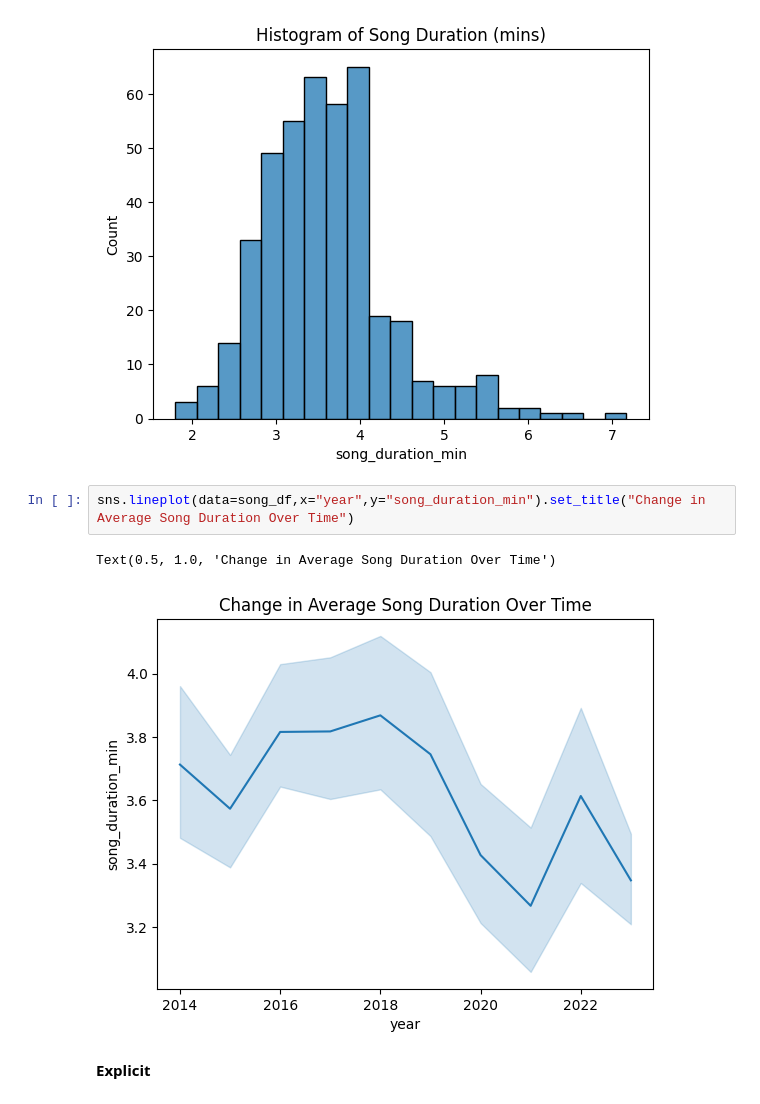
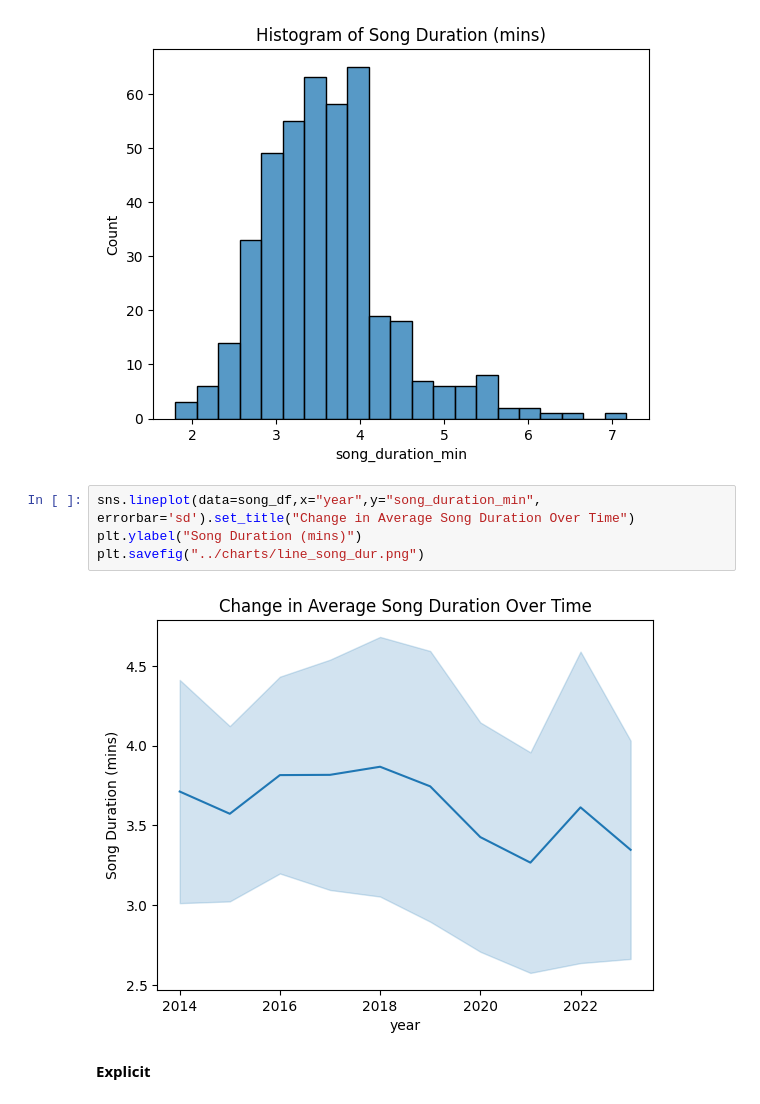
Before and after one commit to ryanwonghc/FIFA-Song-Analysis, a Jupyter notebook: Notebooks/FIFA_Song_EDA.ipynb, the cells around one changed output. Saved outputs shown, nothing was run; the diff lists cells and outputs as text.

```diff
--- a/Notebooks/FIFA_Song_EDA.ipynb
+++ b/Notebooks/FIFA_Song_EDA.ipynb
@@ -157,10 +179,11 @@ plt.savefig("../charts/hist_song_dur.png")
 # %% [output]
 [figure]
 # %%
-sns.lineplot(data=song_df,x="year",y="song_duration_min").set_title("Change in Average Song Duration Over Time")
+sns.lineplot(data=song_df,x="year",y="song_duration_min", errorbar='sd').set_title("Change in Average Song Duration Over Time")
+plt.ylabel("Song Duration (mins)")
+plt.savefig("../charts/line_song_dur.png")
 # %% [output]
-Text(0.5, 1.0, 'Change in Average Song Duration Over Time')
-[figure, old version]
+[figure, new version]
 # %% [markdown]
 **Explicit**
 # %%
```
Also changed, not shown: parts of 23 cells of this notebook, 1 other file.
